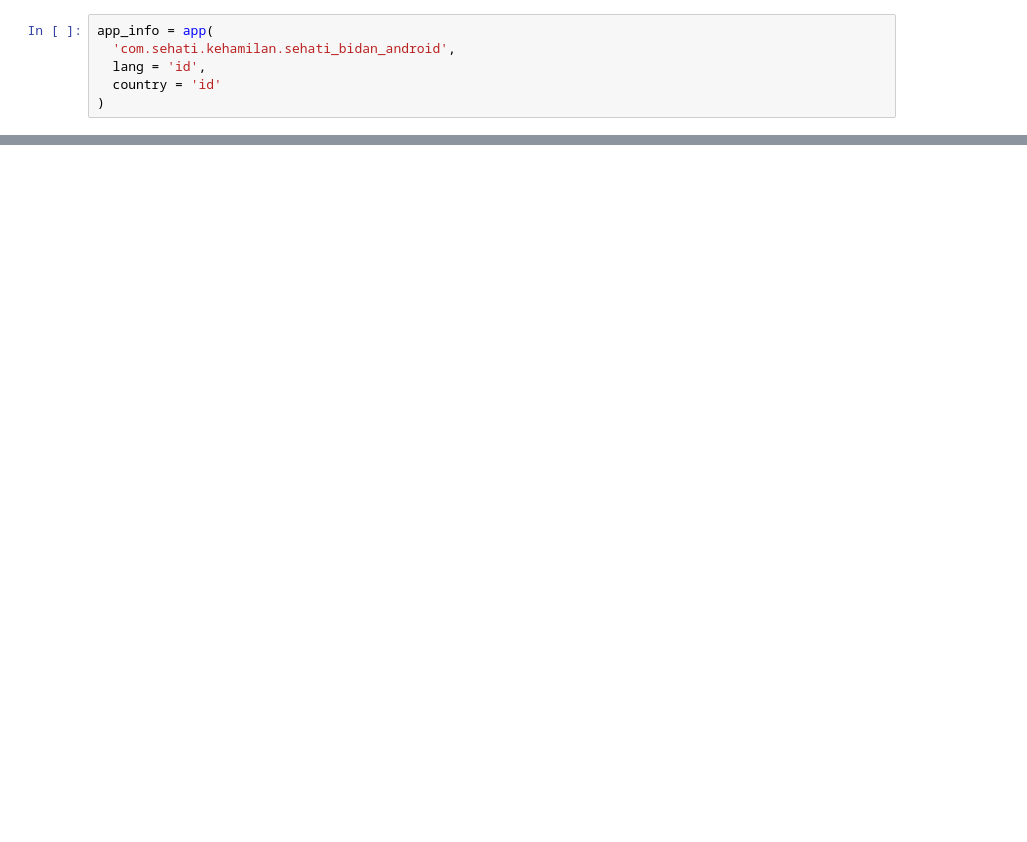
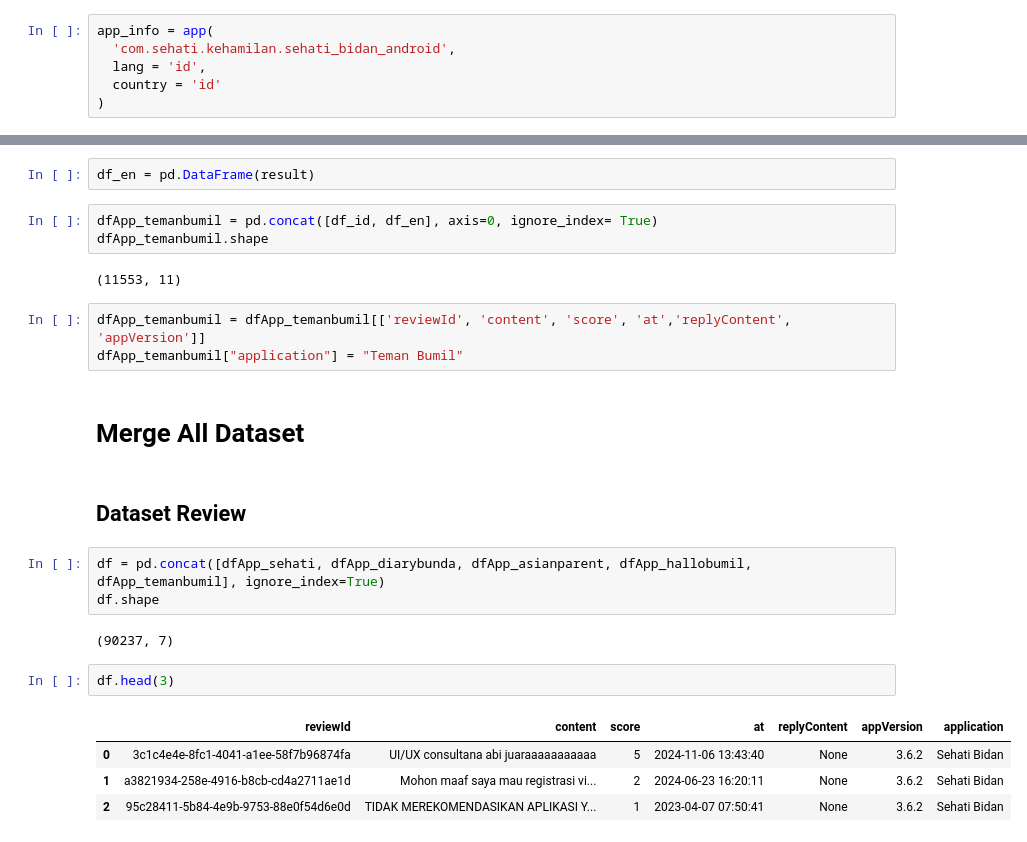
Before and after one commit to radyadhewa/gcn-for-app-reviews, a Jupyter notebook: scraping/google-play-scraper.ipynb, the cells around one changed output, grey strips where cells are left out. Saved outputs shown, nothing was run; the diff lists cells and outputs as text; blank space fills up the shorter version.

```diff
--- a/scraping/google-play-scraper.ipynb
+++ b/scraping/google-play-scraper.ipynb
@@ -45,0 +619,26 @@ print(result_all)
+# %%
+df_en = pd.DataFrame(result)
+# %%
+dfApp_temanbumil = pd.concat([df_id, df_en], axis=0, ignore_index= True)
+dfApp_temanbumil.shape
+# %% [output]
+(11553, 11)
+# %%
+dfApp_temanbumil = dfApp_temanbumil[['reviewId', 'content', 'score', 'at','replyContent', 'appVersion']]
+dfApp_temanbumil["application"] = "Teman Bumil"
+# %% [markdown]
+# Merge All Dataset
+# %% [markdown]
+## Dataset Review
+# %%
+df = pd.concat([dfApp_sehati, dfApp_diarybunda, dfApp_asianparent, dfApp_hallobumil, dfApp_temanbumil], ignore_index=True)
+df.shape
+# %% [output]
+(90237, 7)
+# %%
+df.head(3)
+# %% [output]
+|  | reviewId | content | score | at | replyContent | appVersion | application |
+| 0 | 3c1c4e4e-8fc1-4041-a1ee-58f7b96874fa | UI/UX consultana abi juaraaaaaaaaaaa | 5 | 2024-11-06 13:43:40 | None | 3.6.2 | Sehati Bidan |
+| 1 | a3821934-258e-4916-b8cb-cd4a2711ae1d | Mohon maaf saya mau registrasi vi... | 2 | 2024-06-23 16:20:11 | None | 3.6.2 | Sehati Bidan |
+| 2 | 95c28411-5b84-4e9b-9753-88e0f54d6e0d | TIDAK MEREKOMENDASIKAN APLIKASI Y... | 1 | 2023-04-07 07:50:41 | None | 3.6.2 | Sehati Bidan |
```
Also changed, not shown: parts of 70 cells of this notebook.
